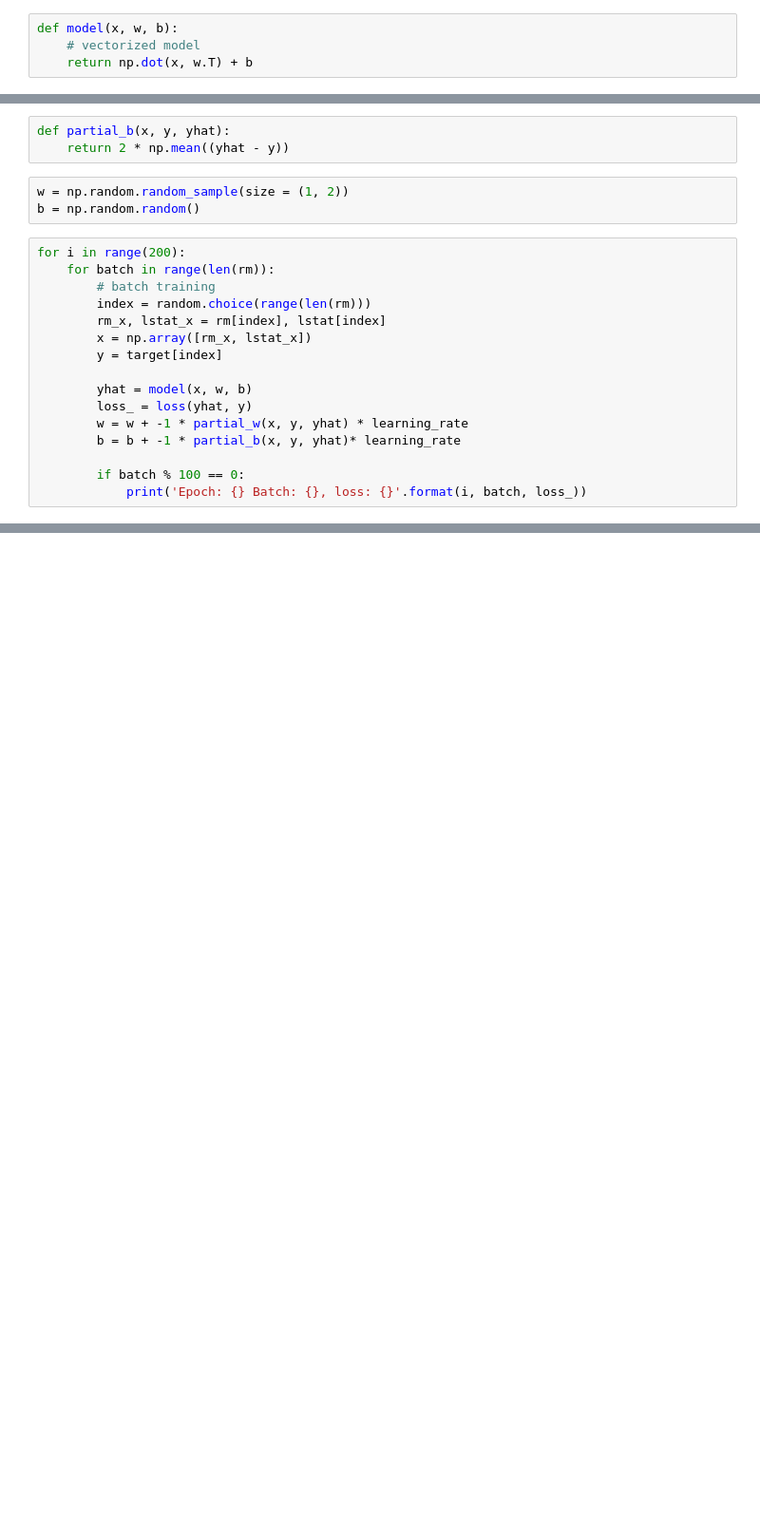
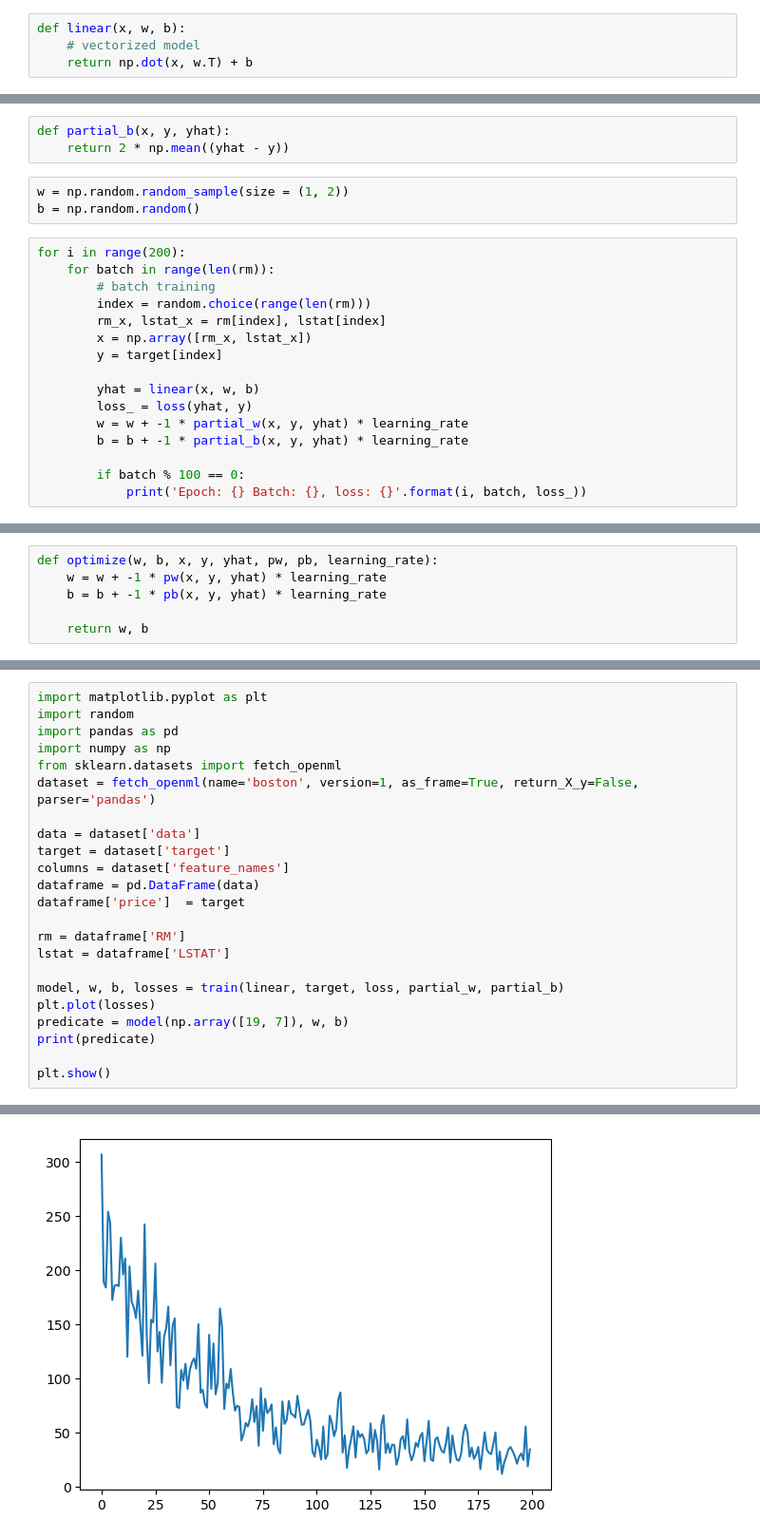
Before and after one commit to hivandu/AI_Cheats, a Jupyter notebook: Core foundations/08.ipynb, the cells around one changed output, grey strips where cells are left out. Shown: that part at 95% size. Saved outputs shown, nothing was run; the diff lists cells and outputs as text; blank space fills up the shorter version.

```diff
--- a/Core foundations/08.ipynb
+++ b/Core foundations/08.ipynb
@@ -66,7 +66,7 @@ rm = dataframe['RM']
 lstat = dataframe['LSTAT']
 learning_rate = 1e-5
 # %%
-def model(x, w, b):
+def linear(x, w, b):
     # vectorized model
     return np.dot(x, w.T) + b
 # %%
@@ -91,10 +91,10 @@ for i in range(200):
         x = np.array([rm_x, lstat_x])
         y = target[index]
 
-        yhat = model(x, w, b)
+        yhat = linear(x, w, b)
         loss_ = loss(yhat, y)
         w = w + -1 * partial_w(x, y, yhat) * learning_rate
-        b = b + -1 * partial_b(x, y, yhat)* learning_rate
+        b = b + -1 * partial_b(x, y, yhat) * learning_rate
 
         if batch % 100 == 0:
             print('Epoch: {} Batch: {}, loss: {}'.format(i, batch, loss_))
@@ -118,0 +119,6 @@ Epoch: 199 Batch: 500, loss: 49.63981271557271
+# %%
+def optimize(w, b, x, y, yhat, pw, pb, learning_rate):
+    w = w + -1 * pw(x, y, yhat) * learning_rate
+    b = b + -1 * pb(x, y, yhat) * learning_rate
+
+    return w, b
@@ -118,0 +157,24 @@ Epoch: 199 Batch: 500, loss: 49.63981271557271
+# %%
+import matplotlib.pyplot as plt
+import random
+import pandas as pd
+import numpy as np
+from sklearn.datasets import fetch_openml
+dataset = fetch_openml(name='boston', version=1, as_frame=True, return_X_y=False, parser='pandas')
+
+data = dataset['data']
+target = dataset['target']
+columns = dataset['feature_names']
+dataframe = pd.DataFrame(data)
+dataframe['price']  = target
+
+rm = dataframe['RM']
+lstat = dataframe['LSTAT']
+
+model, w, b, losses = train(linear, target, loss, partial_w, partial_b)
+plt.plot(losses)
+predicate = model(np.array([19, 7]), w, b)
+print(predicate)
+
+plt.show()
+# %% [output]
@@ -118,0 +198 @@ Epoch: 199 Batch: 500, loss: 49.63981271557271
+[figure, added]
```
Also changed, not shown: parts of 3 cells of this notebook.
